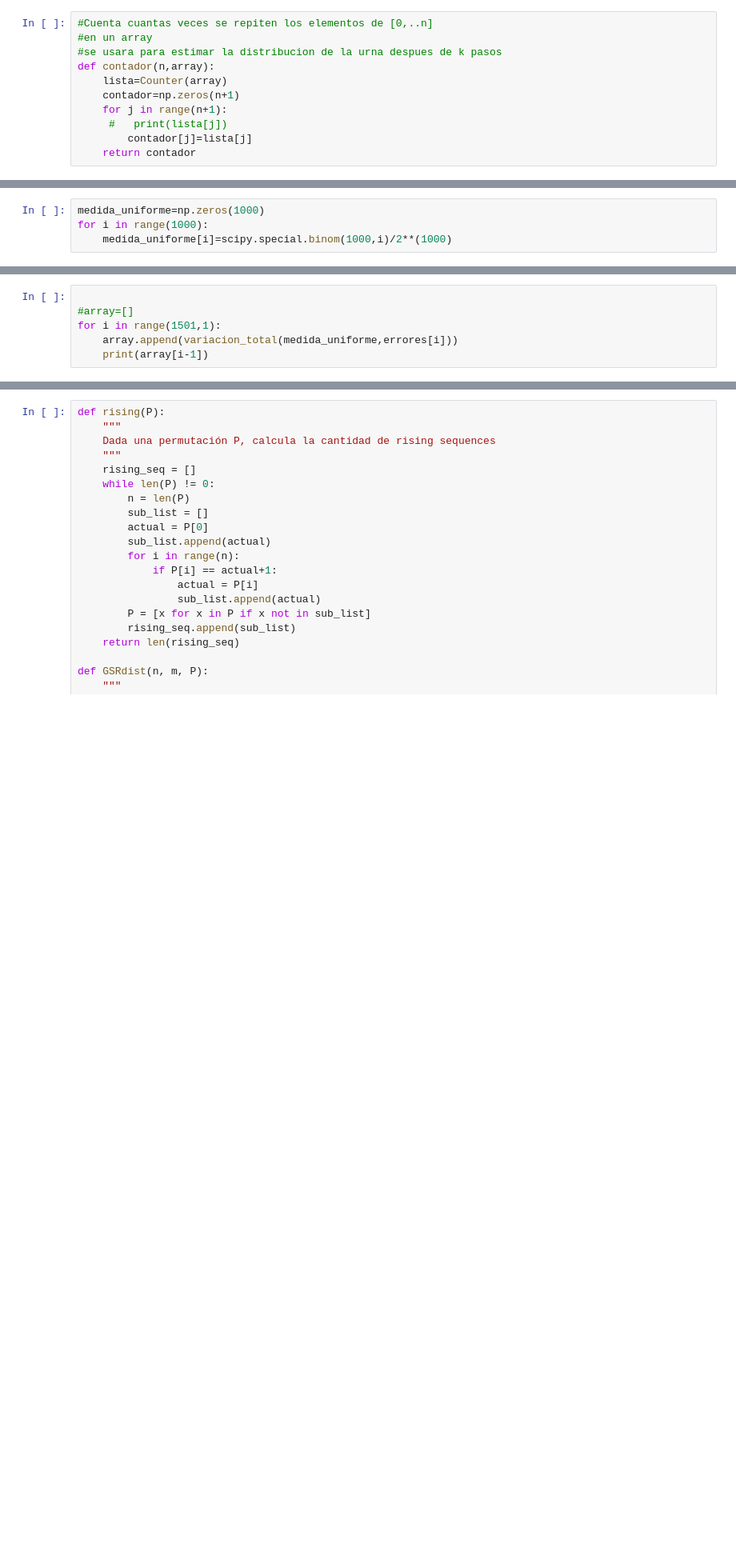
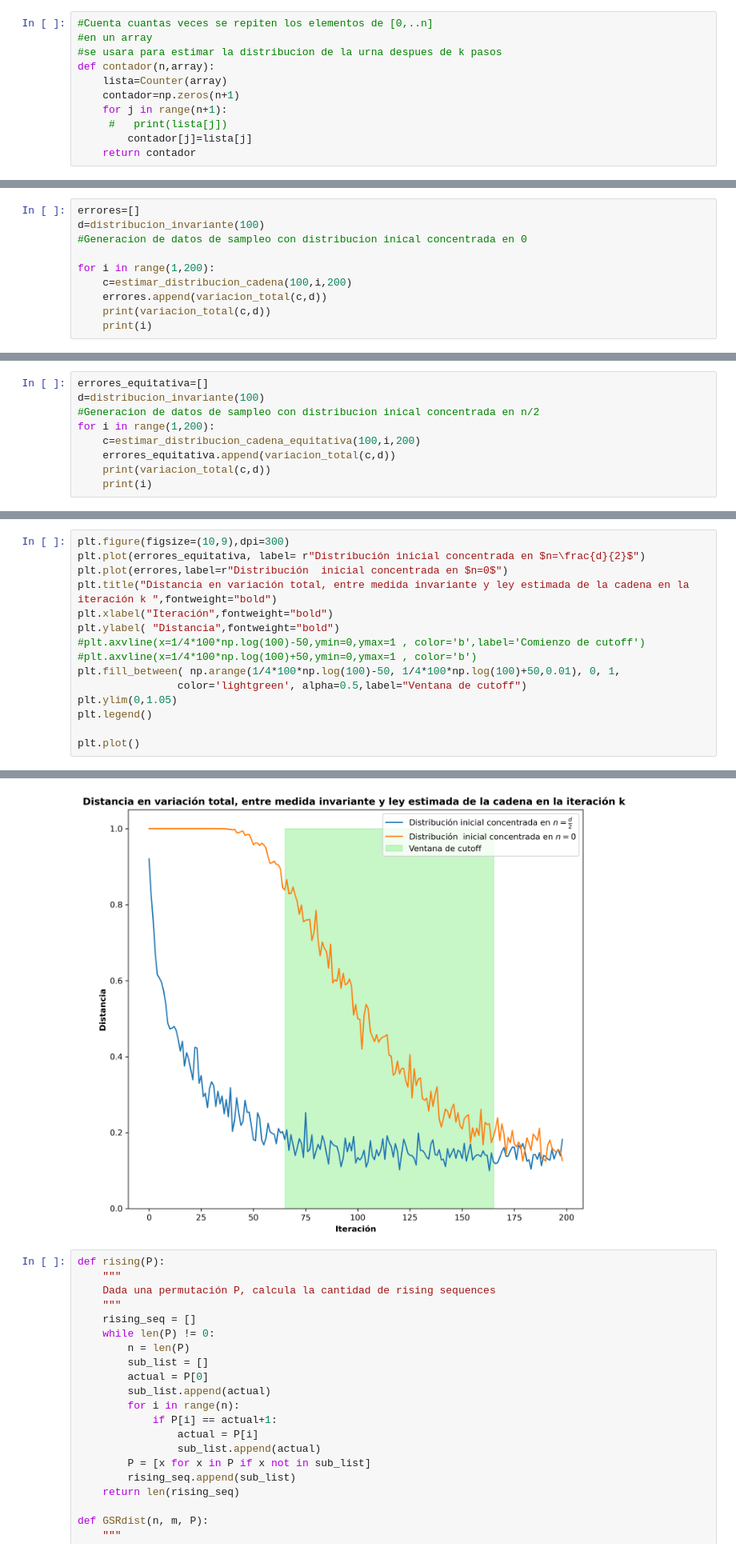
Before and after one commit to dcespedesc/Barajeo-de-cartas-y-numeros-pseudoaleatorios, a Jupyter notebook: top_shuffle_test-2.ipynb, the cells around one changed output, grey strips where cells are left out. Shown: that part at 80% size. Cells and saved outputs as stored; diff of their text form; blank space fills up the shorter version.

```diff
--- a/top_shuffle_test-2.ipynb
+++ b/top_shuffle_test-2.ipynb
@@ -300,4 +308,0 @@ for k in o
-# %%
-medida_uniforme=np.zeros(1000)
-for i in range(1000):
-    medida_uniforme[i]=scipy.special.binom(1000,i)/2**(1000)
@@ -306,6 +308,0 @@ medida_uniforme
-# %%
-
-#array=[]
-for i in range(1501,1):
-    array.append(variacion_total(medida_uniforme,errores[i]))
-    print(array[i-1])
@@ -313,0 +309,10 @@ plt.plot(array)
+# %%
+errores=[]
+d=distribucion_invariante(100)
+#Generacion de datos de sampleo con distribucion inical concentrada en 0
+
+for i in range(1,200):
+    c=estimar_distribucion_cadena(100,i,200)
+    errores.append(variacion_total(c,d))
+    print(variacion_total(c,d))
+    print(i)
@@ -313,0 +337,9 @@ plt.plot(array)
+# %%
+errores_equitativa=[]
+d=distribucion_invariante(100)
+#Generacion de datos de sampleo con distribucion inical concentrada en n/2
+for i in range(1,200):
+    c=estimar_distribucion_cadena_equitativa(100,i,200)
+    errores_equitativa.append(variacion_total(c,d))
+    print(variacion_total(c,d))
+    print(i)
@@ -313,0 +364,16 @@ plt.plot(array)
+# %%
+plt.figure(figsize=(10,9),dpi=300)
+plt.plot(errores_equitativa, label= r"Distribución inicial concentrada en $n=\frac{d}{2}$")
+plt.plot(errores,label=r"Distribución  inicial concentrada en $n=0$")
+plt.title("Distancia en variación total, entre medida invariante y ley estimada de la cadena en la iteración k ",fontweight="bold")
+plt.xlabel("Iteración",fontweight="bold")
+plt.ylabel( "Distancia",fontweight="bold")
+#plt.axvline(x=1/4*100*np.log(100)-50,ymin=0,ymax=1 , color='b',label='Comienzo de cutoff')
+#plt.axvline(x=1/4*100*np.log(100)+50,ymin=0,ymax=1 , color='b')
+plt.fill_between( np.arange(1/4*100*np.log(100)-50, 1/4*100*np.log(100)+50,0.01), 0, 1,
+                color='lightgreen', alpha=0.5,label="Ventana de cutoff")
+plt.ylim(0,1.05)
+plt.legend()
+
+plt.plot()
+# %% [output]
@@ -314,3 +381,4 @@ plt.plot(array)
+[figure, added]
 # %%
 def rising(P):
     """
```
Also changed, not shown: parts of 33 cells of this notebook.
